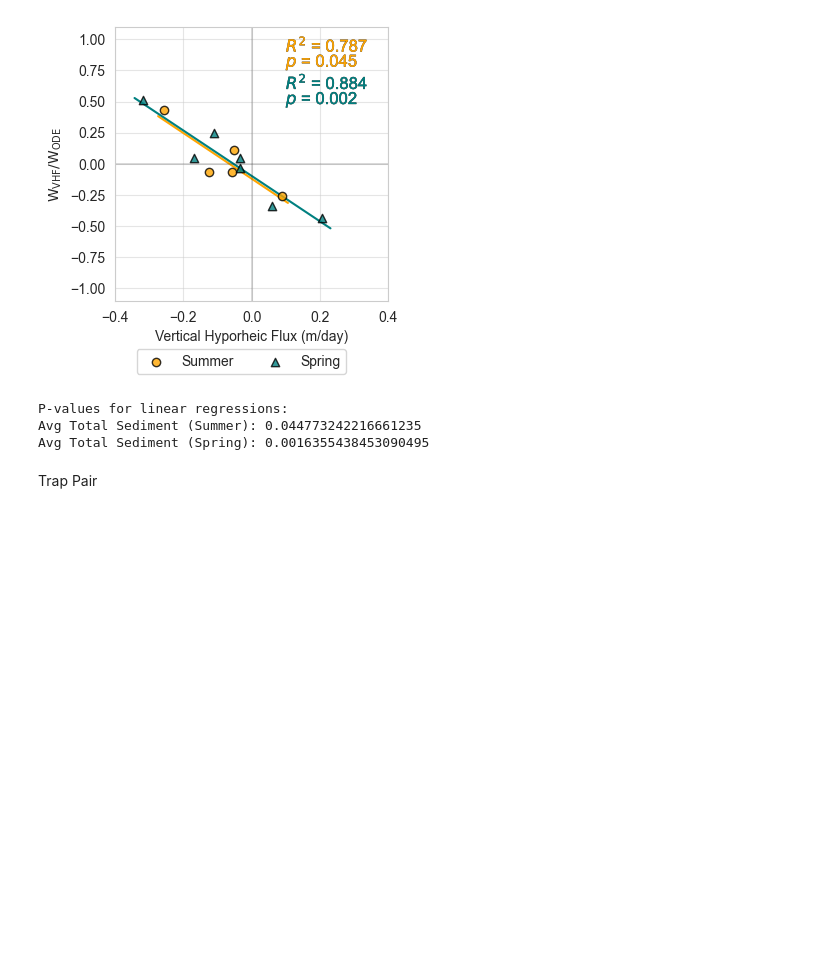
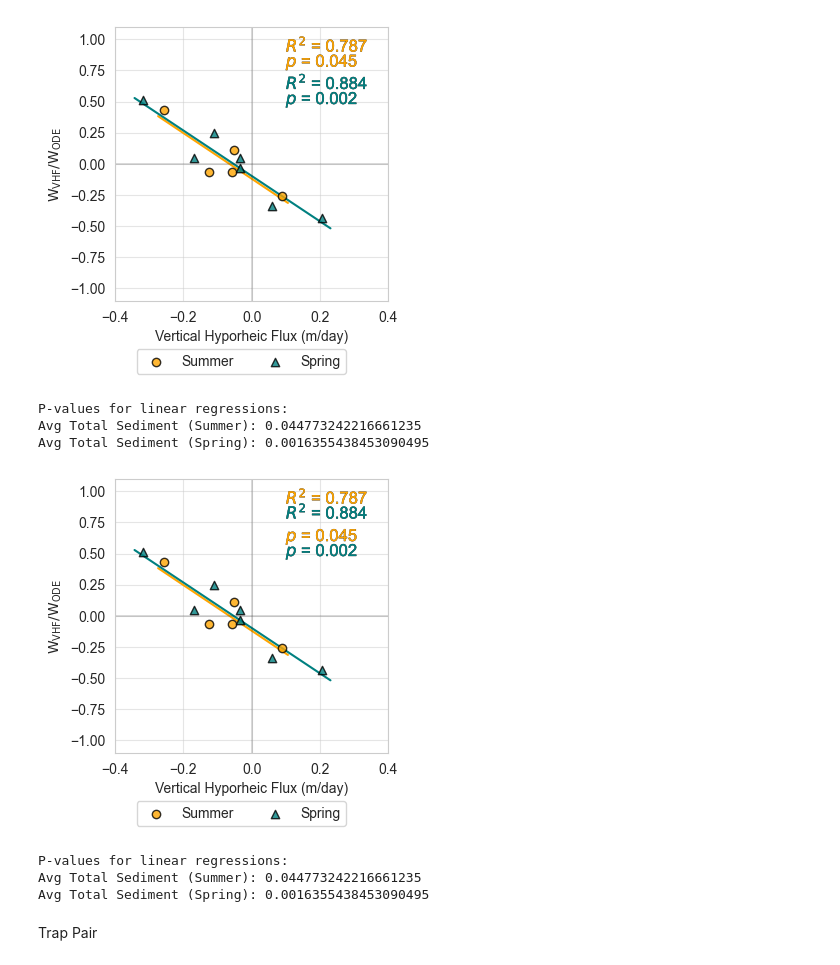
Before and after one commit to nicole-hucke/sediment_trap_paper, a Jupyter notebook: plots/regression_plots/regression_plotting.ipynb, the cells around one changed output. Saved outputs shown, nothing was run; the diff lists cells and outputs as text; code cells hidden in the pictures; blank space fills up the shorter version.

Commit message:
new version of the sediment regression (R2, p values)

```diff
--- a/plots/regression_plots/regression_plotting.ipynb
+++ b/plots/regression_plots/regression_plotting.ipynb
@@ -111,6 +111,49 @@ print(f"Avg Total Sediment (Spring): {pval_sp23}")
 P-values for linear regressions:
 Avg Total Sediment (Summer): 0.044773242216661235
 Avg Total Sediment (Spring): 0.0016355438453090495
+# %%
+teal = '#107070'
+orange = '#df9c20'
+
+# Create a 2x2 grid of subplots
+sns.set_style("whitegrid")
+fig, ax = plt.subplots(1, 1, figsize=(3.8, 3.8))
+x_limits = (-0.4, 0.4)
+
+# Total Sediment
+r2_sm23, pval_sm23 = plot_with_r2(ax, 'flux', 'total', SM23_avg, color='orange', label='Summer')
+r2_sp23, pval_sp23 = plot_with_r2(ax, 'flux', 'total', SP23_avg, color='teal', label='Spring', marker='^')
+
+t1 = ax.text(0.1, 0.9, f'$R^2$ = {r2_sm23:.3f}', color='orange', size=12)
+t2 = ax.text(0.1, 0.78, f'$R^2$ = {r2_sp23:.3f}', color='teal', size=12)
+t3 = ax.text(0.1, 0.6, f'$p$ = {pval_sm23:.3f}', color='orange', size=12)
+t4 = ax.text(0.1, 0.48, f'$p$ = {pval_sp23:.3f}', color='teal', size=12)
+for t in [t1, t2, t3, t4]:
+    t.set_path_effects([pe.withStroke(linewidth=0.25, foreground="black")])
+
+ax.set_xlim(x_limits)
+
+ax.axhline(0, color='black', lw=0.2)
+ax.axvline(0, color='black', lw=0.2)
+ax.set_ylim(-1.1, 1.1)
+ax.set_xlabel('Vertical Hyporheic Flux (m/day)')
+ax.set_ylabel(r'$\mathrm{W}_{\mathrm{VHF}} / \mathrm{W}_{\mathrm{ODE}}$')
+ax.grid(alpha=0.5)
+
+ax.legend(bbox_to_anchor=(0.87, -0.15), ncol=2)
+plt.tight_layout()
+plt.savefig('plots/totalsed_avg_V7.2.jpg', dpi=1000)
+plt.show()
+
+# print the p-values:
+print("P-values for linear regressions:")
+print(f"Avg Total Sediment (Summer): {pval_sm23}")
+print(f"Avg Total Sediment (Spring): {pval_sp23}")
+# %% [output]
+[figure, added]
+P-values for linear regressions:
+Avg Total Sediment (Summer): 0.044773242216661235
+Avg Total Sediment (Spring): 0.0016355438453090495
 # %% [markdown]
 Trap Pair
 # %%
```
Also changed, not shown: parts of 1 cell of this notebook, 1 other file.
